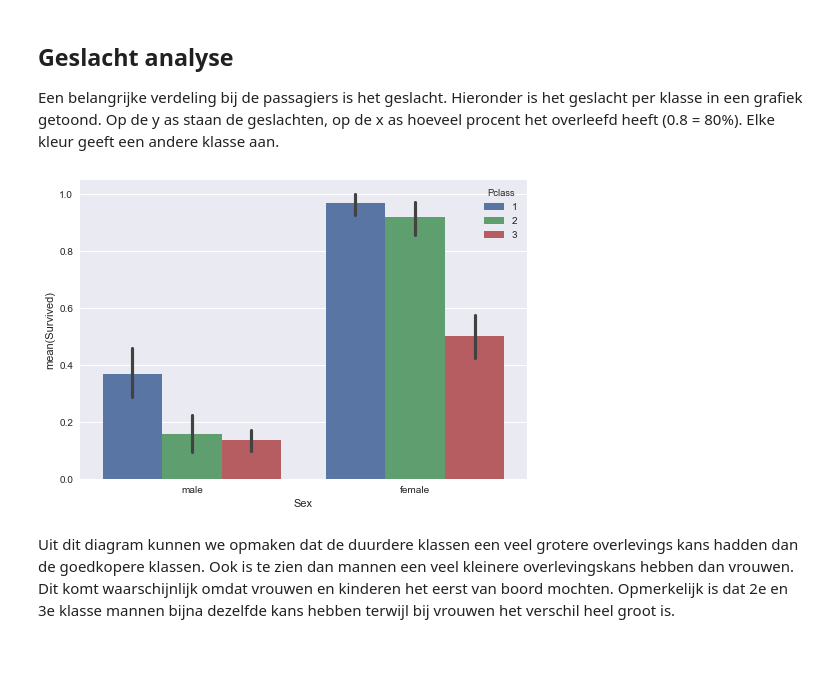
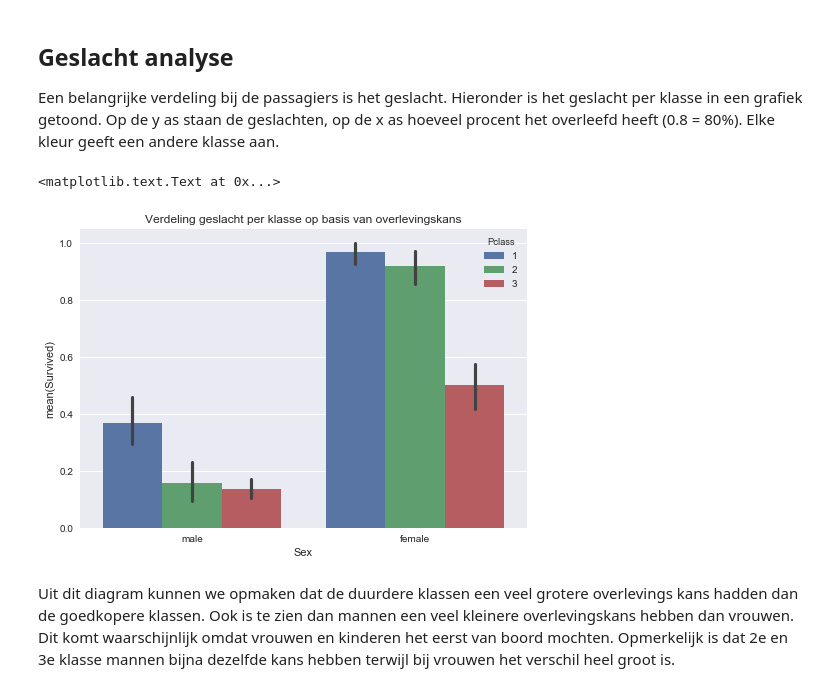
Before and after one commit to didekoning/V2DS-Specialisatie-Titanic, a Jupyter notebook: Specialisatie.ipynb, the cells around one changed output. Saved outputs shown, nothing was run; the diff lists cells and outputs as text; code cells hidden in the pictures; blank space fills up the shorter version.

```diff
--- a/Specialisatie.ipynb
+++ b/Specialisatie.ipynb
@@ -124,10 +126,12 @@ Een belangrijke verdeling bij de passagiers is het geslacht. Hieronder is het ge
 # %%
 count_f = df_train[df_train["Sex"] == "female"].sum()
 count_m = df_train[df_train["Sex"] == "male"].sum()
 
 ax = sns.barplot(x="Sex", y="Survived", hue="Pclass", data=df_train)
+ax.set_title('Verdeling geslacht per klasse op basis van overlevingskans')
 # %% [output]
+<matplotlib.text.Text at 0x...>
-[figure, old version]
+[figure, new version]
 # %% [markdown]
 Uit dit diagram kunnen we opmaken dat de duurdere klassen een veel grotere overlevings kans hadden dan de goedkopere klassen. Ook is te zien dan mannen een veel kleinere overlevingskans hebben dan vrouwen. Dit komt waarschijnlijk omdat vrouwen en kinderen het eerst van boord mochten. Opmerkelijk is dat 2e en 3e klasse mannen bijna dezelfde kans hebben terwijl bij vrouwen het verschil heel groot is.
 # %% [markdown]
```
Also changed, not shown: parts of 37 cells of this notebook, 4 other files.
